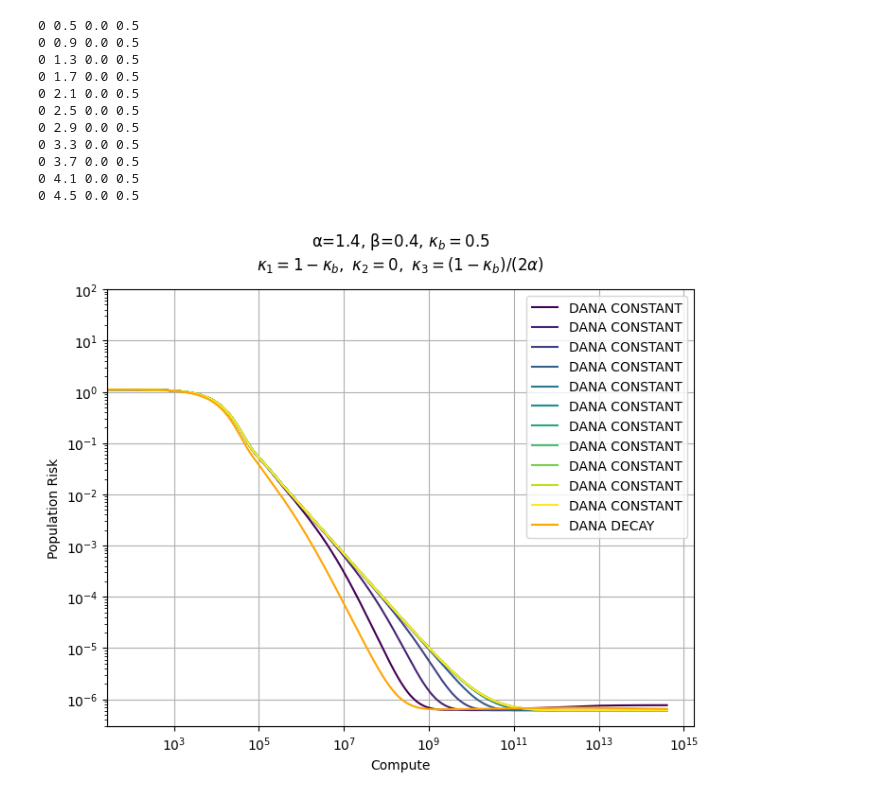
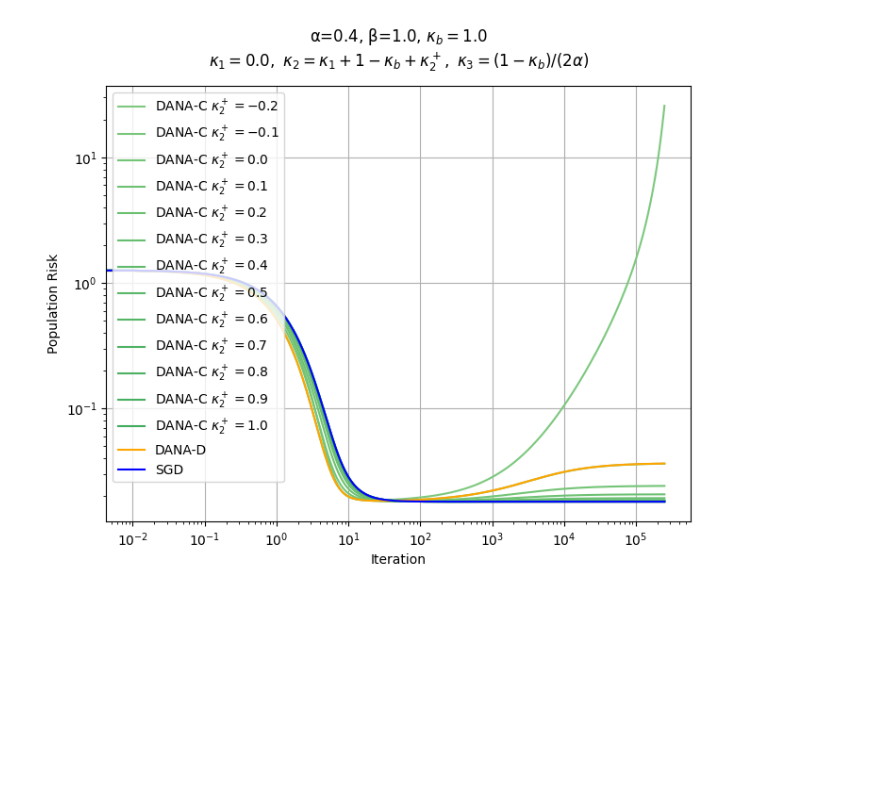
Before and after one commit to LosVolterrosHermanos/Experimental, a Jupyter notebook: colabs/Batch_scaling.ipynb, the cells around one changed output. Drawn from its saved outputs; the diff is of its cells as text; code cells hidden in the pictures; blank space fills up the shorter version.

```diff
--- a/colabs/Batch_scaling.ipynb
+++ b/colabs/Batch_scaling.ipynb
@@ -26,7 +26,7 @@ import power_law_rf.deterministic_equivalent as theory
 
 key = random.PRNGKey(0)
 # %%
-def run_odes(ALPHA,BETA,D,V, kappa_1, kappa_2, kappa_3, kappa_b, key = key):
+def run_odes(ALPHA,BETA,D,V, kappa_1, kappa_2, kappa_3, kappa_b, key = key, C = 0.5):
     STEPS = 10**3 * D**(2*ALPHA)
     SGDBATCH=D**(kappa_b)
     key, subkey = random.split(key)
@@ -34,7 +34,7 @@ def run_odes(ALPHA,BETA,D,V, kappa_1, kappa_2, kappa_3, kappa_b, key = key):
     Delta = optimizers.powerlaw_schedule(1.0, 0.0, -1.0, 4.0+2*(problem.alpha+problem.beta)/(2*problem.alpha))
     g1 = optimizers.powerlaw_schedule(1.0, 0.0, 0.0, 1)
     g2 = optimizers.powerlaw_schedule(0.5 * D**(-kappa_1), 0.0, 0.0, 1)
-    g3 = optimizers.powerlaw_schedule(0.2 * D**(-kappa_2), 0.0, -kappa_3, 1)
+    g3 = optimizers.powerlaw_schedule(0.5 * C * D**(-kappa_2), 0.0, -kappa_3, 1)
 
 
     #Initialize the rhos
@@ -54,42 +54,32 @@ def run_odes(ALPHA,BETA,D,V, kappa_1, kappa_2, kappa_3, kappa_b, key = key):
         SGDBATCH, problem.d, STEPS, Dt)
     return (odeTimes, odeRisks)
 # %%
-ALPHA = 1.4
-BETA = 0.4
-kappa_b = 0.5
+ALPHA = 0.4
+BETA = 1.0
+kappa_b = 1.0
 
 plt.figure(figsize=(8,6))
 for D in [1000]:
     V = 5*D
     kappa_1 = max(0, max(0, 1-2*ALPHA) - kappa_b)
     kappa_3 = 0.0
-    for kappa_2 in [0.0, 0.4, 0.8, 1.2, 1.6, 2.0, 2.4, 2.8, 3.2, 3.6, 4.0]:
-        color = cm.viridis(kappa_2/4.0)
-        kappa_2 += kappa_1 + 1 - kappa_b
-        kappa_2 = max(0, kappa_2)
+    for kappa_2_ in tqdm([-0.2, -0.1, 0.0, 0.1, 0.2, 0.3, 0.4, 0.5, 0.6, 0.7, 0.8, 0.9, 1.0]):
+        color = cm.Greens((kappa_2_ +4.0)/8.0)
+        kappa_2 = kappa_1 + 1 - kappa_b + kappa_2_
+        #kappa_2 = max(0, kappa_2)
         (odeTimes_dana_constant, odeRisks_dana_constant) = run_odes(ALPHA,BETA,D,V,kappa_1,kappa_2,kappa_3,kappa_b)
-        print(kappa_1, kappa_2, kappa_3, kappa_b)
-        plt.loglog(odeTimes_dana_constant * D**(1+kappa_b), odeRisks_dana_constant, label='DANA CONSTANT', color=color)
-    (odeTimes_dana_decay, odeRisks_dana_decay) = run_odes(ALPHA,BETA,D,V,kappa_1,kappa_2 = 0.,kappa_3 =(1-kappa_b)/(2*ALPHA),kappa_b = kappa_b)
-    plt.loglog(odeTimes_dana_decay * D**(1+kappa_b), odeRisks_dana_decay, label='DANA DECAY', color = 'orange')
+        plt.loglog(odeTimes_dana_constant, odeRisks_dana_constant, label=f'DANA-C $\kappa_2^+={kappa_2_:.1f}$', color=color)
+    (odeTimes_dana_decay, odeRisks_dana_decay) = run_odes(ALPHA,BETA,D,V,kappa_1,kappa_2 = 0.,kappa_3 =(1-kappa_b)/(2*ALPHA),kappa_b = kappa_b, C=.5)
+    plt.loglog(odeTimes_dana_decay, odeRisks_dana_decay, label='DANA-D', color = 'orange')
+    (odeTimes_sgd, odeRisks_sgd) = run_odes(ALPHA,BETA,D,V,kappa_1,kappa_2 = 0.,kappa_3 = 0.,kappa_b = kappa_b, C=0.0)
+    plt.loglog(odeTimes_sgd, odeRisks_sgd, label='SGD', color = 'blue')
 
-plt.xlabel('Compute')
+plt.xlabel('Iteration')
 plt.ylabel('Population Risk')
-plt.ylim(0.0, 10**2)
-plt.title(f'α={ALPHA:.1f}, β={BETA:.1f}, $\kappa_b=${kappa_b:.1f}'+ '\n$\kappa_1 = 1-\kappa_b,\ \kappa_2=0,\ \kappa_3=(1-\kappa_b)/(2 α)$', pad=15, fontsize=12)
+#plt.ylim(0.0, 10**2)
+plt.title(f'α={ALPHA:.1f}, β={BETA:.1f}, $\kappa_b=${kappa_b:.1f}'+ f'\n$\kappa_1 = {kappa_1:.1f},\ \kappa_2= \kappa_1 + 1 - \kappa_b + \kappa_2^+,\ \kappa_3=(1-\kappa_b)/(2 α)$', pad=15, fontsize=12)
 plt.legend()
 plt.grid(True)
 #plt.savefig(f'../figs/batch_scaling_kappa_b_{kappa_b}_alpha_{ALPHA:.1f}_beta_{BETA:.1f}.png')
 # %% [output]
-0 0.5 0.0 0.5
-0 0.9 0.0 0.5
-0 1.3 0.0 0.5
-0 1.7 0.0 0.5
-0 2.1 0.0 0.5
-0 2.5 0.0 0.5
-0 2.9 0.0 0.5
-0 3.3 0.0 0.5
-0 3.7 0.0 0.5
-0 4.1 0.0 0.5
-0 4.5 0.0 0.5
-[figure, old version]
+[figure, new version]
```
